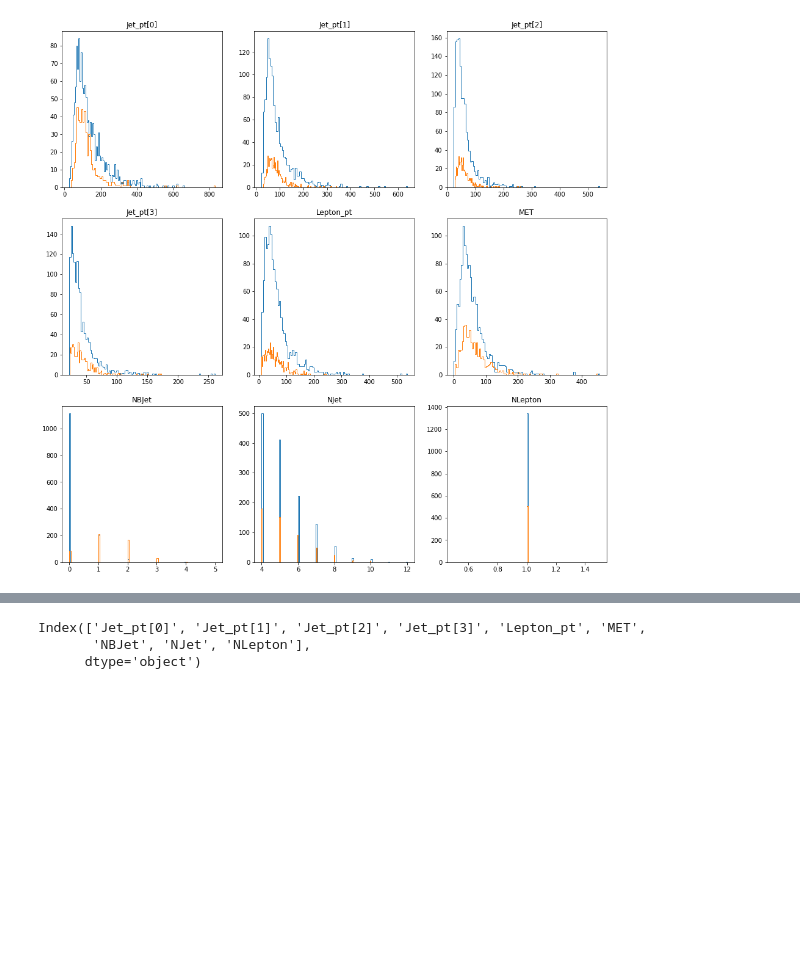
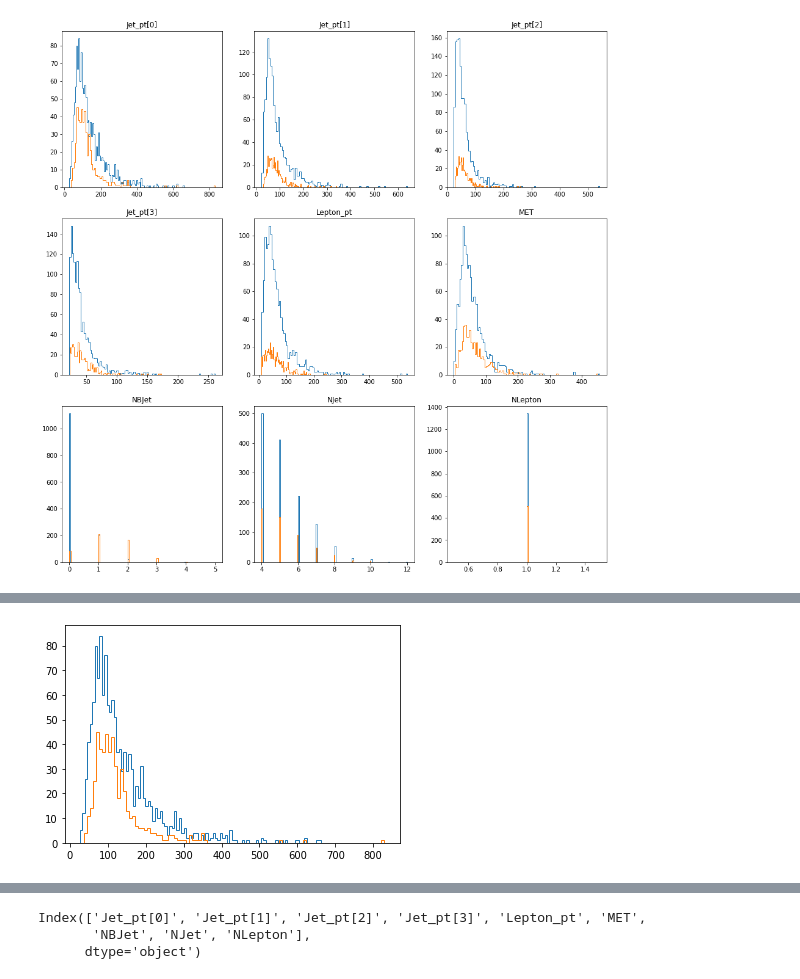
Before and after one commit to OwO-CR/terriyou, a Jupyter notebook: Logistic_jhj1.ipynb, the cells around one changed output, grey strips where cells are left out. Saved outputs shown, nothing was run; the diff lists cells and outputs as text; code cells hidden in the pictures; blank space fills up the shorter version.

```diff
--- a/Logistic_jhj1.ipynb
+++ b/Logistic_jhj1.ipynb
@@ -127,0 +136,8 @@ plt.show()
+# %%
+target0 = run_modify[run_modify['category'] == 0]
+target1 = run_modify[run_modify['category'] == 1]
+
+plt.hist(target0['Jet_pt[0]'], bins = 100, histtype='step');
+plt.hist(target1['Jet_pt[0]'], bins = 100, histtype='step');
+# %% [output]
+[figure, added]
```
Also changed, not shown: parts of 3 cells of this notebook.
